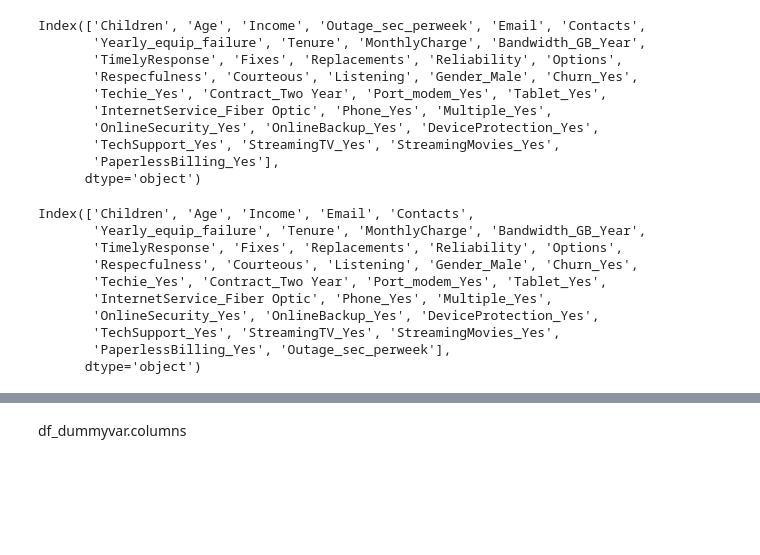
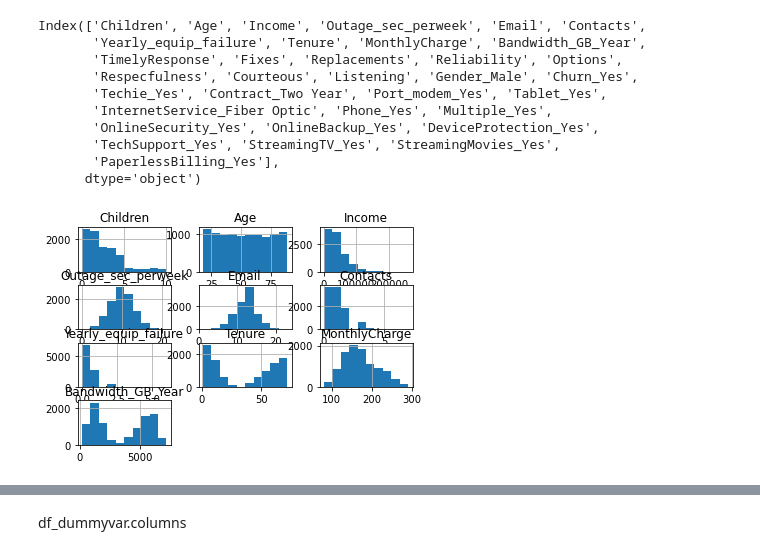
Before and after one commit to michaelle93/D208PA1, a Jupyter notebook: D208PA1.ipynb, the cells around one changed output, grey strips where cells are left out. Saved outputs shown, nothing was run; the diff lists cells and outputs as text; code cells hidden in the pictures; blank space fills up the shorter version.

```diff
--- a/D208PA1.ipynb
+++ b/D208PA1.ipynb
@@ -243,17 +243,11 @@ df= df[['Children', 'Age', 'Income', 'Email', 'Contacts',
        'OnlineSecurity_Yes', 'OnlineBackup_Yes', 'DeviceProtection_Yes',
        'TechSupport_Yes', 'StreamingTV_Yes', 'StreamingMovies_Yes',
        'PaperlessBilling_Yes', 'Outage_sec_perweek']]
-# %%
-df=df.columns
-print(df)
-# %% [output]
-Index(['Children', 'Age', 'Income', 'Email', 'Contacts',
-       'Yearly_equip_failure', 'Tenure', 'MonthlyCharge', 'Bandwidth_GB_Year',
-       'TimelyResponse', 'Fixes', 'Replacements', 'Reliability', 'Options',
-       'Respecfulness', 'Courteous', 'Listening', 'Gender_Male', 'Churn_Yes',
-       'Techie_Yes', 'Contract_Two Year', 'Port_modem_Yes', 'Tablet_Yes',
-       'InternetService_Fiber Optic', 'Phone_Yes', 'Multiple_Yes',
-       'OnlineSecurity_Yes', 'OnlineBackup_Yes', 'DeviceProtection_Yes',
-       'TechSupport_Yes', 'StreamingTV_Yes', 'StreamingMovies_Yes',
-       'PaperlessBilling_Yes', 'Outage_sec_perweek'],
-      dtype='object')
+# %%
+#Univariate Statistics
+df[['Children', 'Age', 'Income', 'Outage_sec_perweek', 'Email',
+          'Contacts', 'Yearly_equip_failure', 'Tenure', 'MonthlyCharge',
+          'Bandwidth_GB_Year']].hist()
+plt.show()
+# %% [output]
+[figure, added]
```
Also changed, not shown: parts of 16 cells of this notebook, 2 other files.
